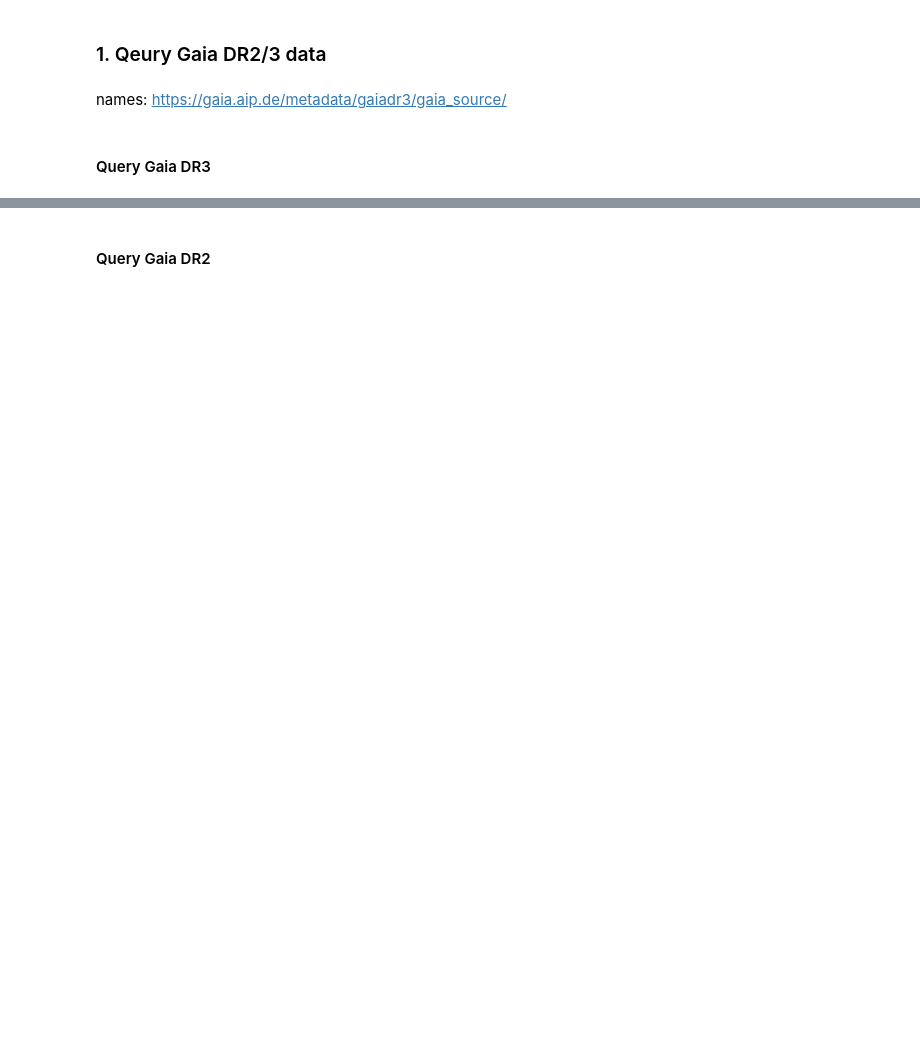
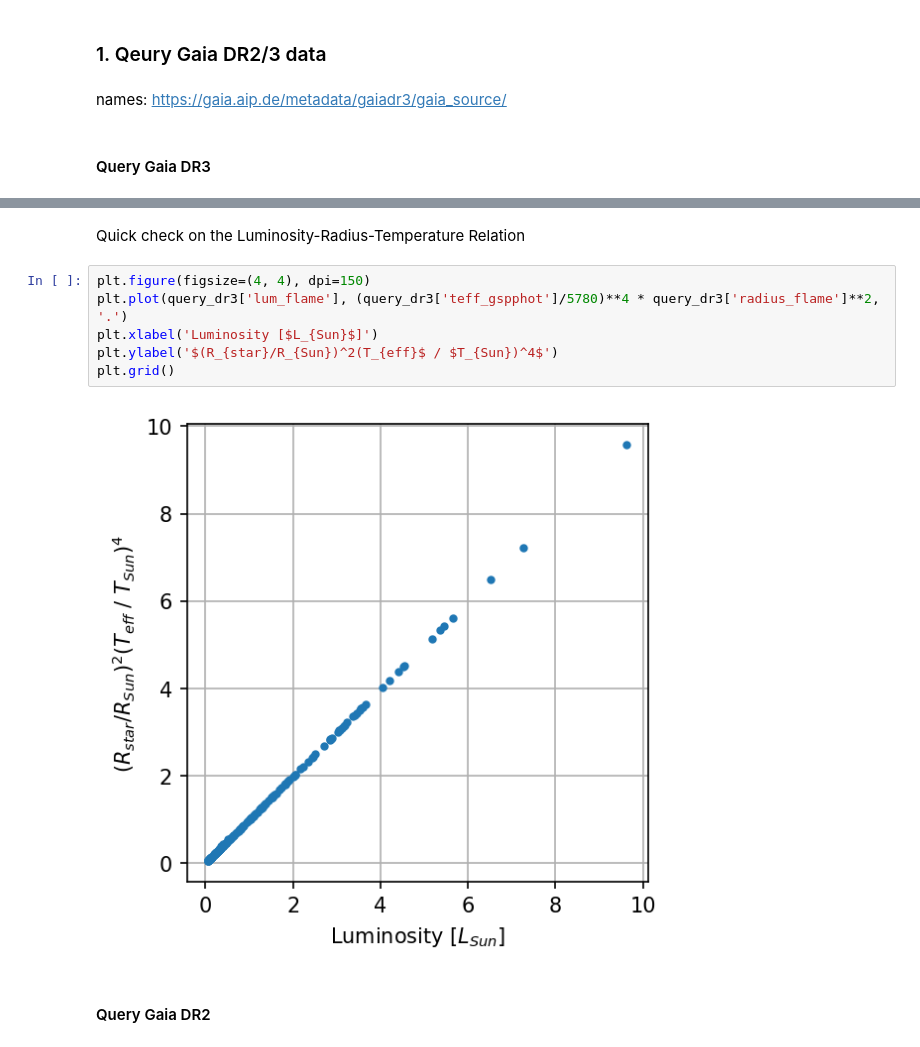
Before and after one commit to exoplanetsdk/2ES_target_selection, a Jupyter notebook: scripts/2ES_target_selection.ipynb, the cells around one changed output, grey strips where cells are left out. Drawn from its saved outputs; the diff is of its cells as text; blank space fills up the shorter version.

```diff
--- a/scripts/2ES_target_selection.ipynb
+++ b/scripts/2ES_target_selection.ipynb
@@ -145,6 +147,16 @@ Table length=218
 | 70051608089857536 | 56.585833168451074 | 26.214633112231297 | 8.871369 | 9.824131 | 7.906354 | 1.9177771 | 69.51431432523292 | ... |
 | 6335064087152916224 | 230.51575979770075 | -4.777508623880735 | 8.901265 | 9.67874 | 8.044777 | 1.6339626 | 52.21004716861264 | ... |
 | 3943232534138172672 | 196.56388745169696 | 20.729669941506916 | 8.973733 | 9.6849985 | 8.016293 | 1.6687059 | 50.80727454464759 | ... |
+# %% [markdown]
+Quick check on the Luminosity-Radius-Temperature Relation
+# %%
+plt.figure(figsize=(4, 4), dpi=150)
+plt.plot(query_dr3['lum_flame'], (query_dr3['teff_gspphot']/5780)**4 * query_dr3['radius_flame']**2, '.')
+plt.xlabel('Luminosity [$L_{Sun}$]')
+plt.ylabel('$(R_{star}/R_{Sun})^2(T_{eff}$ / $T_{Sun})^4$')
+plt.grid()
+# %% [output]
+[figure, added]
 # %% [markdown]
 #### Query Gaia DR2
 # %%
```
Also changed, not shown: parts of 25 cells of this notebook, 9 other files.
